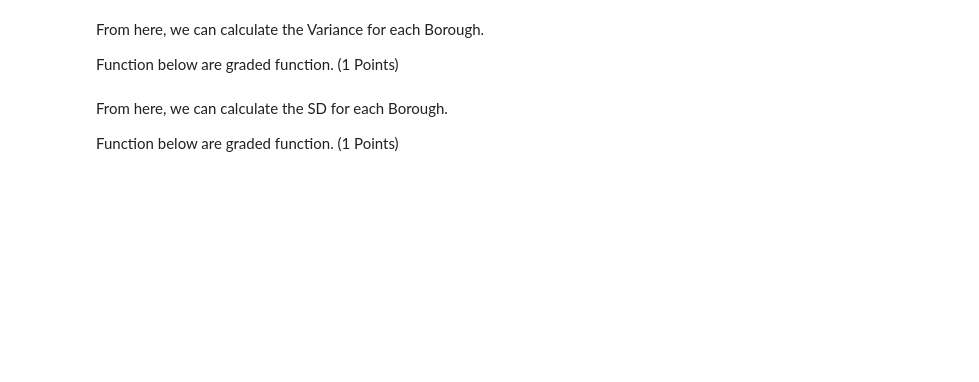
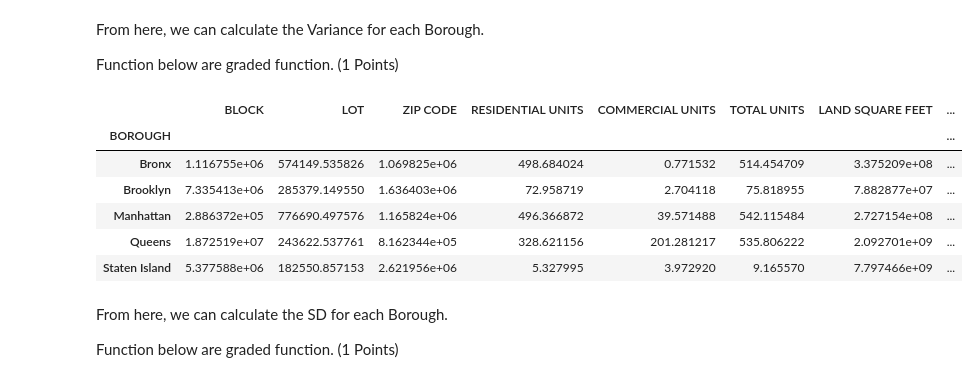
Before and after one commit to ferdisetiadi/H8_72, a Jupyter notebook: Assignment 2/PYTN_Assgn_2_72_Ferdi.ipynb, the cells around one changed output. Drawn from its saved outputs; the diff is of its cells as text; code cells hidden in the pictures; blank space fills up the shorter version.

```diff
--- a/Assignment 2/PYTN_Assgn_2_72_Ferdi.ipynb
+++ b/Assignment 2/PYTN_Assgn_2_72_Ferdi.ipynb
@@ -357,9 +266,17 @@ Function below are graded function. (1 Points)
 # %%
 # Write your function below
 
 # Graded-Funtion Begin (~1 Lines)
-
+df.groupby("BOROUGH").var()
 # Graded-Funtion End
+# %% [output]
+|  | BLOCK | LOT | ZIP CODE | RESIDENTIAL UNITS | COMMERCIAL UNITS | TOTAL UNITS | LAND SQUARE FEET | ... |
+| BOROUGH |  |  |  |  |  |  |  | ... |
+| Bronx | 1.116755e+06 | 574149.535826 | 1.069825e+06 | 498.684024 | 0.771532 | 514.454709 | 3.375209e+08 | ... |
+| Brooklyn | 7.335413e+06 | 285379.149550 | 1.636403e+06 | 72.958719 | 2.704118 | 75.818955 | 7.882877e+07 | ... |
+| Manhattan | 2.886372e+05 | 776690.497576 | 1.165824e+06 | 496.366872 | 39.571488 | 542.115484 | 2.727154e+08 | ... |
+| Queens | 1.872519e+07 | 243622.537761 | 8.162344e+05 | 328.621156 | 201.281217 | 535.806222 | 2.092701e+09 | ... |
+| Staten Island | 5.377588e+06 | 182550.857153 | 2.621956e+06 | 5.327995 | 3.972920 | 9.165570 | 7.797466e+09 | ... |
 # %% [markdown]
 From here, we can calculate the SD for each Borough.
 
```
Also changed, not shown: parts of 21 cells of this notebook.
